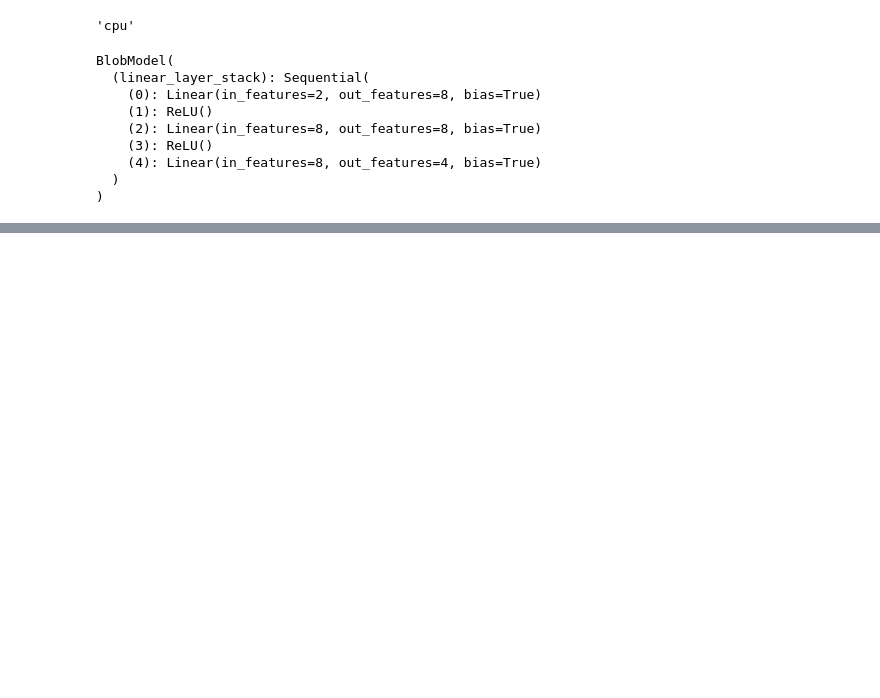
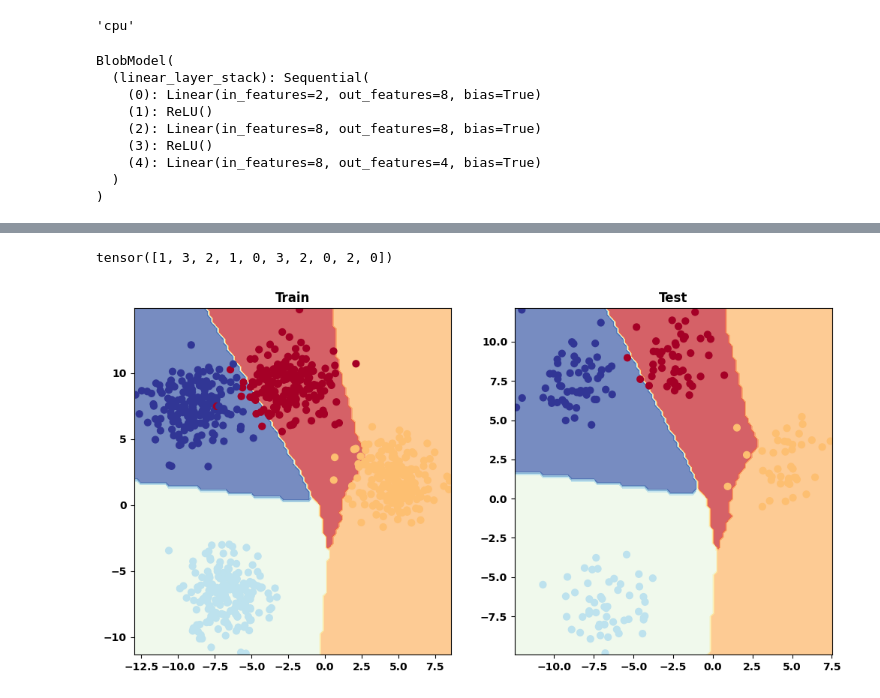
Before and after one commit to ahmad-shafiei/Pytorch_UnderConstruction, a Jupyter notebook: 03_nn_multiclassification.ipynb, the cells around one changed output, grey strips where cells are left out. Saved outputs shown, nothing was run; the diff lists cells and outputs as text; code cells hidden in the pictures; blank space fills up the shorter version.

Commit message:
Complete Classification

```diff
--- a/03_nn_multiclassification.ipynb
+++ b/03_nn_multiclassification.ipynb
@@ -97,3 +97,19 @@ BlobModel(
     (4): Linear(in_features=8, out_features=4, bias=True)
   )
 )
+# %%
+# create a loss function for multi-class classification
+loss_fn = nn.CrossEntropyLoss()
+
+# create an optimizer for multi_class classification
+optimizer = torch.optim.SGD(params = model_4.parameters(),
+                            lr= 0.01)
+# %%
+# getting pred probs for mult-class model- check the outputs
+# lets get some raw outputs of our model - logits
+model_4.eval()
+with torch.inference_mode():
+    y_logits = model_4(X_blob_test)
+
+
+y_logits[:10]  ### compare with y_blob_test[:10]--- should have same format
@@ -99,0 +182,5 @@ BlobModel(
+# %%
+def accuracy_fn(y_true, y_pred):
+    correct = (y_true == y_pred).sum().item() # or torch.eq(y_true, y_pred).sum().item()
+    acc = (correct / len(y_true)) * 100
+    return acc
@@ -99,0 +298,6 @@ BlobModel(
+# %%
+# go from preds to pred-probs to pred labels
+y_preds = torch.argmax(y_pred_probs, dim=1)
+y_preds[:10]
+# %% [output]
+tensor([1, 3, 2, 1, 0, 3, 2, 0, 2, 0])
@@ -99,0 +307,11 @@ BlobModel(
+# %%
+plt.figure(figsize=(12, 6))
+plt.subplot(1, 2, 1)
+plt.title("Train")
+plot_decision_boundary(model_4, X_blob_train, y_blob_train)
+
+plt.subplot(1, 2, 2)
+plt.title("Test")
+plot_decision_boundary(model_4, X_blob_test, y_blob_test)
+# %% [output]
+[figure, added]
```
Also changed, not shown: parts of 16 cells of this notebook, 3 other files.
